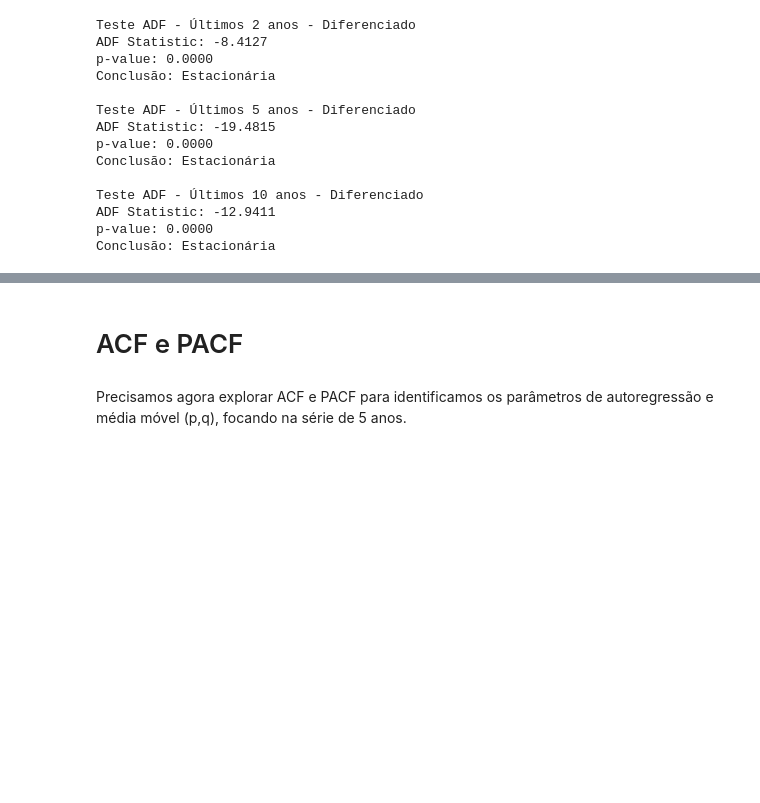
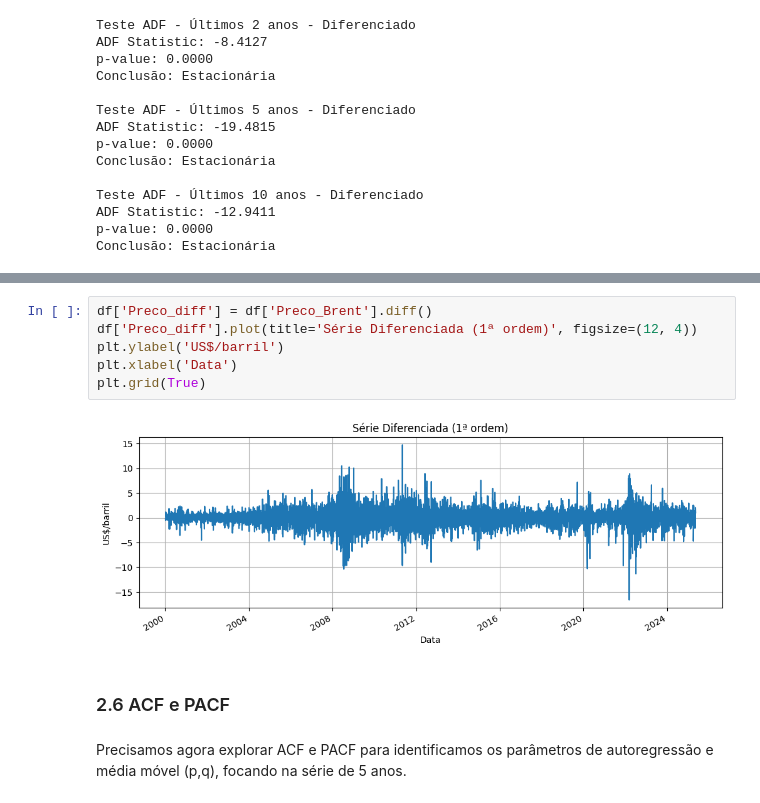
Before and after one commit to shibbys/techchallenge04, a Jupyter notebook: TC04_Analysis_v1.ipynb, the cells around one changed output, grey strips where cells are left out. Drawn from its saved outputs; the diff is of its cells as text; blank space fills up the shorter version.

```diff
--- a/TC04_Analysis_v1.ipynb
+++ b/TC04_Analysis_v1.ipynb
@@ -225,5 +342,13 @@ Conclusão: Estacionária
+# %%
+df['Preco_diff'] = df['Preco_Brent'].diff()
+df['Preco_diff'].plot(title='Série Diferenciada (1ª ordem)', figsize=(12, 4))
+plt.ylabel('US$/barril')
+plt.xlabel('Data')
+plt.grid(True)
+# %% [output]
+[figure, added]
 # %% [markdown]
-# ACF e PACF
+### 2.6 ACF e PACF
 # %% [markdown]
 Precisamos agora explorar ACF e PACF para identificamos os parâmetros de autoregressão e média móvel (p,q), focando na série de 5 anos.
 # %%
```
Also changed, not shown: parts of 50 cells of this notebook.
